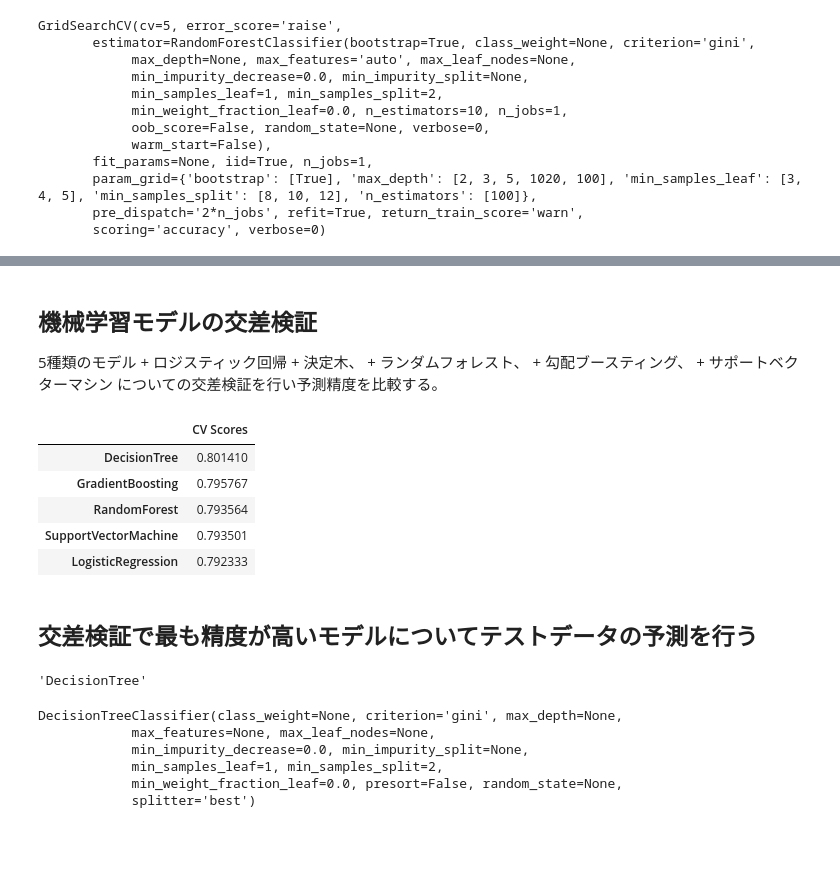
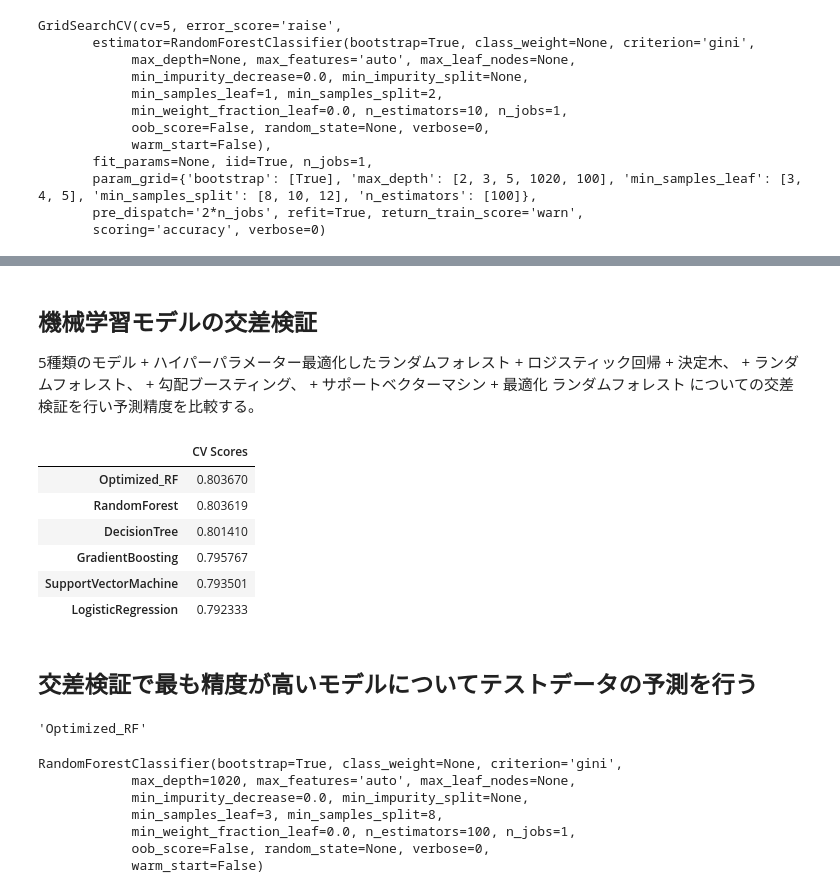
Before and after one commit to yuk2018/Learning-ML, a Jupyter notebook: kaggle_titanic/Titanic_Analysis_for_Kaggle_04_RandomForest.ipynb, the cells around one changed output, grey strips where cells are left out. Cells and saved outputs as stored; diff of their text form; code cells hidden in the pictures; blank space fills up the shorter version.

Commit message:
交差検証の対象に最適化されたランダムフォレスト Optimized_RF を追加

```diff
--- a/kaggle_titanic/Titanic_Analysis_for_Kaggle_04_RandomForest.ipynb
+++ b/kaggle_titanic/Titanic_Analysis_for_Kaggle_04_RandomForest.ipynb
@@ -237,48 +237,51 @@ my_solution.to_csv('titanic_submit04.csv',index=None)
 # %% [markdown]
 ## 機械学習モデルの交差検証
 
-5種類のモデル
+5種類のモデル + ハイパーパラメーター最適化したランダムフォレスト
     + ロジスティック回帰
     + 決定木、
     + ランダムフォレスト、
     + 勾配ブースティング、
     + サポートベクターマシン
+    + 最適化 ランダムフォレスト
 についての交差検証を行い予測精度を比較する。
 # %%
 # Training data
 X_train = train_df.drop(columns='Survived')
 y_train = train_df['Survived']
 
 
 # Predict with multiple (3) models
 LR = LogisticRegression()
 DT = DecisionTreeClassifier()
 RF = RandomForestClassifier()
 GB = GradientBoostingClassifier()
 SVM = SVC()
 
 # Cross varidation preparation
 scores = []
-modelnames = ['LogisticRegression', 'DecisionTree', 'RandomForest', 'GradientBoosting','SupportVectorMachine']
-models = [LR, DT, RF, GB, SVM]
+modelnames = ['LogisticRegression', 'DecisionTree', 'RandomForest',
+              'GradientBoosting','SupportVectorMachine','Optimized_RF']
+models = [LR, DT, RF, GB, SVM, optimized_rf]
 
 # zip modelnames and models to a dictionary
 modelsDict = dict(zip(modelnames,models))
 
 # Loop over models for cross varidation
 for i in models:
     score = cross_val_score(i, X_train, y_train, scoring = 'accuracy', cv = 5).mean()
     scores.append(score)
 
 # Output the results
 cv_ranking = pd.DataFrame(scores, index=modelnames,
              columns=['CV Scores']).sort_values(by = 'CV Scores', ascending=False)
 cv_ranking
 # %% [output]
 |  | CV Scores |
+| Optimized_RF | 0.803670 |
+| RandomForest | 0.803619 |
 | DecisionTree | 0.801410 |
 | GradientBoosting | 0.795767 |
-| RandomForest | 0.793564 |
 | SupportVectorMachine | 0.793501 |
 | LogisticRegression | 0.792333 |
 # %% [markdown]
@@ -288,17 +291,18 @@ cv_ranking
 bestModelName = cv_ranking['CV Scores'].idxmax()
 bestModelName
 # %% [output]
-'DecisionTree'
+'Optimized_RF'
 # %%
 bestModel = modelsDict[bestModelName]
 bestModel
 # %% [output]
-DecisionTreeClassifier(class_weight=None, criterion='gini', max_depth=None,
-            max_features=None, max_leaf_nodes=None,
+RandomForestClassifier(bootstrap=True, class_weight=None, criterion='gini',
+            max_depth=1020, max_features='auto', max_leaf_nodes=None,
             min_impurity_decrease=0.0, min_impurity_split=None,
-            min_samples_leaf=1, min_samples_split=2,
-            min_weight_fraction_leaf=0.0, presort=False, random_state=None,
-            splitter='best')
+            min_samples_leaf=3, min_samples_split=8,
+            min_weight_fraction_leaf=0.0, n_estimators=100, n_jobs=1,
+            oob_score=False, random_state=None, verbose=0,
+            warm_start=False)
 # %%
 bestModel.fit(X_train,y_train)
 y_pred = bestModel.predict(test_df).astype(int)
```
Also changed, not shown: parts of 3 cells of this notebook.
